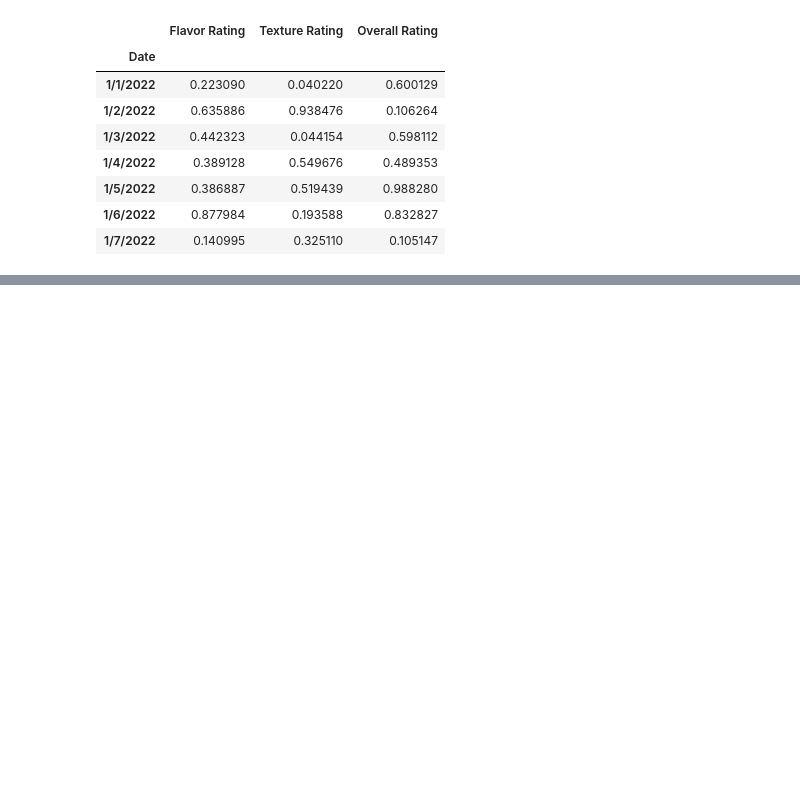
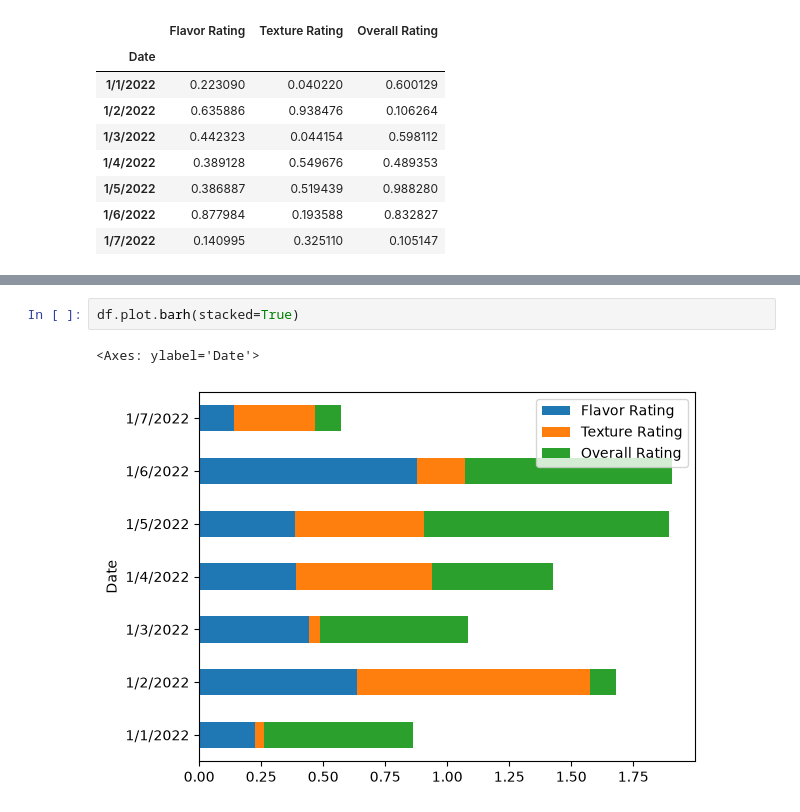
Before and after one commit to kirollos123/data_cleaning, a Jupyter notebook: pandas/cleaning_data.ipynb, the cells around one changed output, grey strips where cells are left out. Saved outputs shown, nothing was run; the diff lists cells and outputs as text; blank space fills up the shorter version.

```diff
--- a/pandas/cleaning_data.ipynb
+++ b/pandas/cleaning_data.ipynb
@@ -642,0 +649,5 @@ df.plot()
+# %%
+df.plot.barh(stacked=True)
+# %% [output]
+<Axes: ylabel='Date'>
+[figure, added]
```
Also changed, not shown: parts of 2 cells of this notebook.
